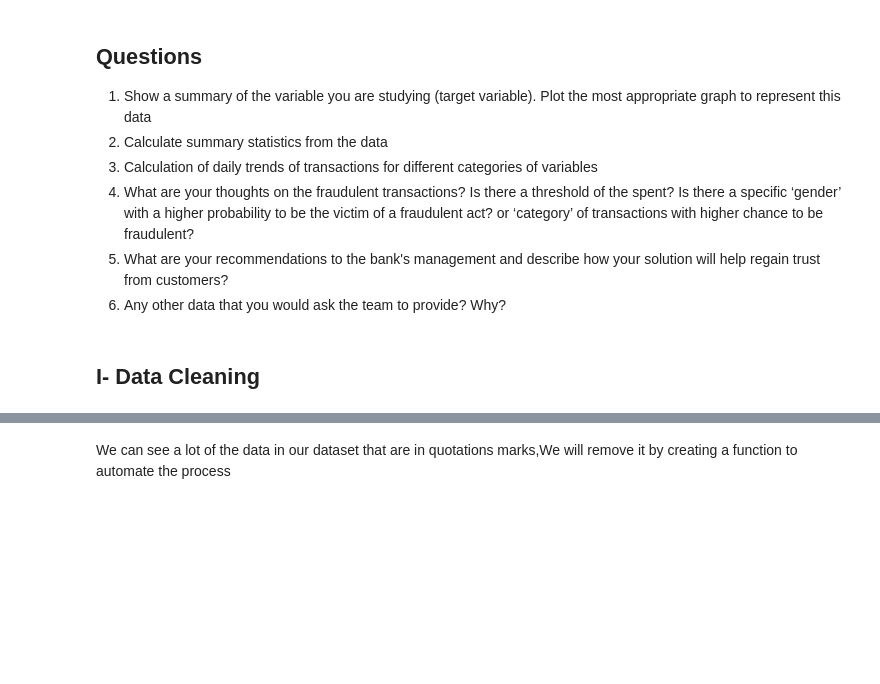
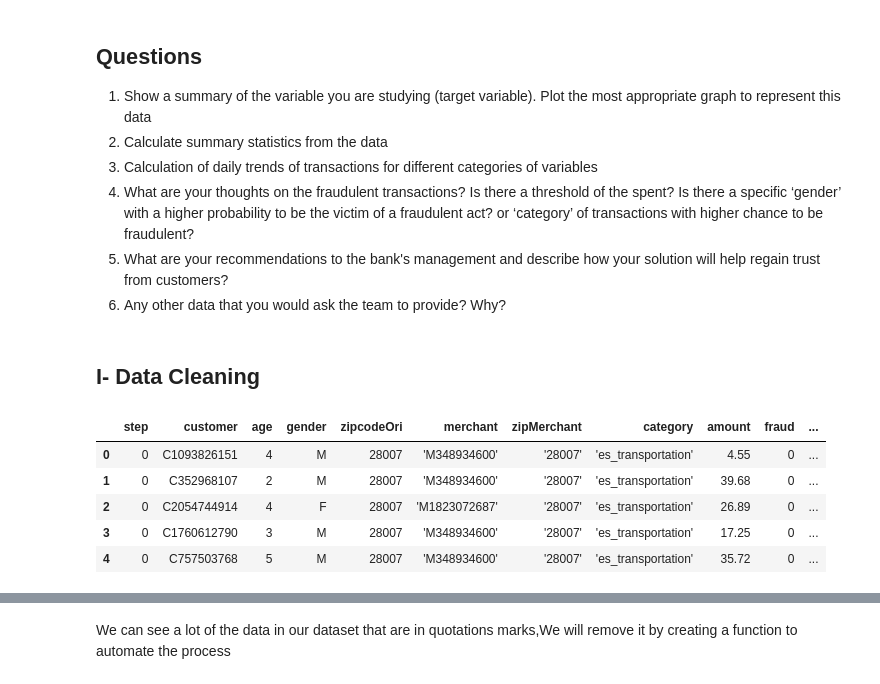
Before and after one commit to VIP509/Business-Intelligence-Project, a Jupyter notebook: BI Project.ipynb, the cells around one changed output, grey strips where cells are left out. Cells and saved outputs as stored; diff of their text form; code cells hidden in the pictures; blank space fills up the shorter version.

```diff
--- a/BI Project.ipynb
+++ b/BI Project.ipynb
@@ -41,3 +41,12 @@ plt.style.use('ggplot')
 # Loading our dataset
 customer_data = pd.read_csv('../BI Project 2/dataset/bs140513_032310.csv')
 customer_data1 = pd.read_csv('../BI Project 2/dataset/bsNET140513_032310.csv')
+# %%
+customer_data.head()
+# %% [output]
+|  | step | customer | age | gender | zipcodeOri | merchant | zipMerchant | category | amount | fraud | ... |
+| 0 | 0 | C1093826151 | 4 | M | 28007 | 'M348934600' | '28007' | 'es_transportation' | 4.55 | 0 | ... |
+| 1 | 0 | C352968107 | 2 | M | 28007 | 'M348934600' | '28007' | 'es_transportation' | 39.68 | 0 | ... |
+| 2 | 0 | C2054744914 | 4 | F | 28007 | 'M1823072687' | '28007' | 'es_transportation' | 26.89 | 0 | ... |
+| 3 | 0 | C1760612790 | 3 | M | 28007 | 'M348934600' | '28007' | 'es_transportation' | 17.25 | 0 | ... |
+| 4 | 0 | C757503768 | 5 | M | 28007 | 'M348934600' | '28007' | 'es_transportation' | 35.72 | 0 | ... |
```
Also changed, not shown: parts of 6 cells of this notebook.
